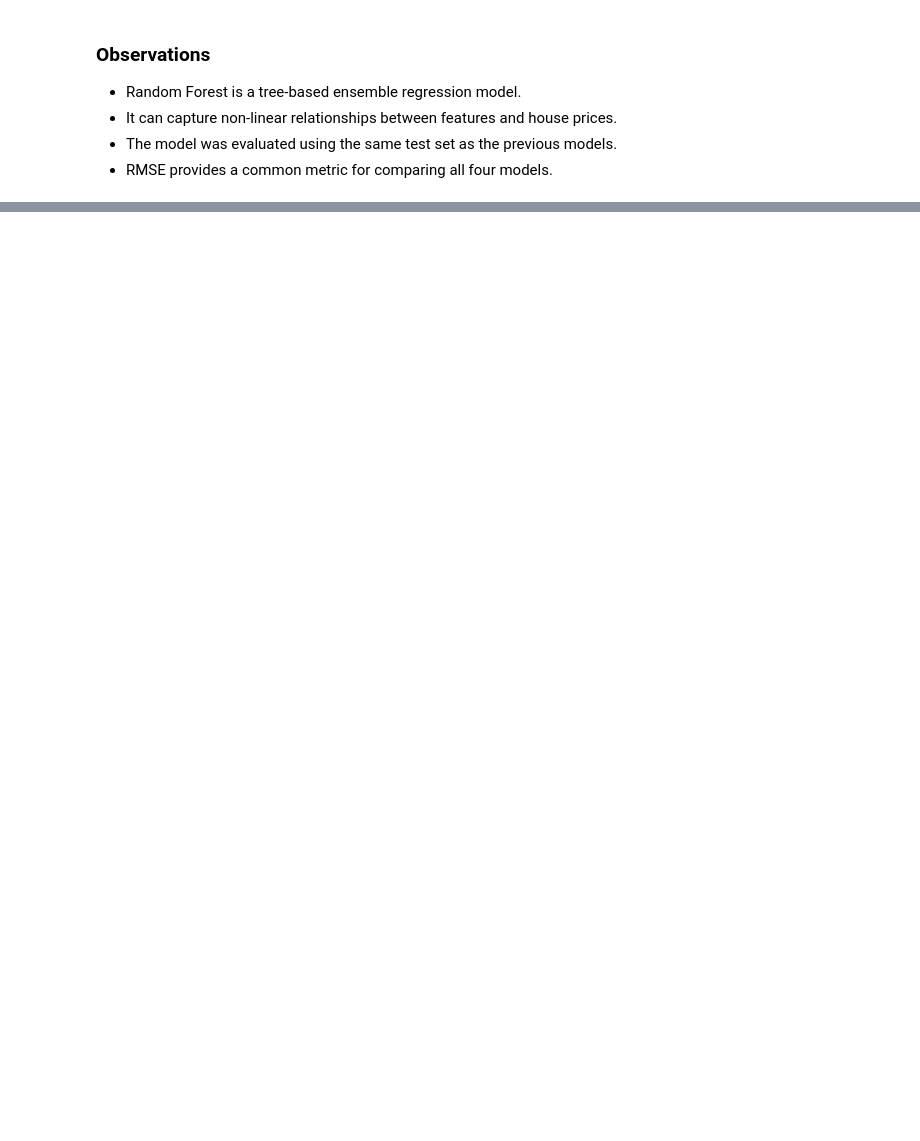
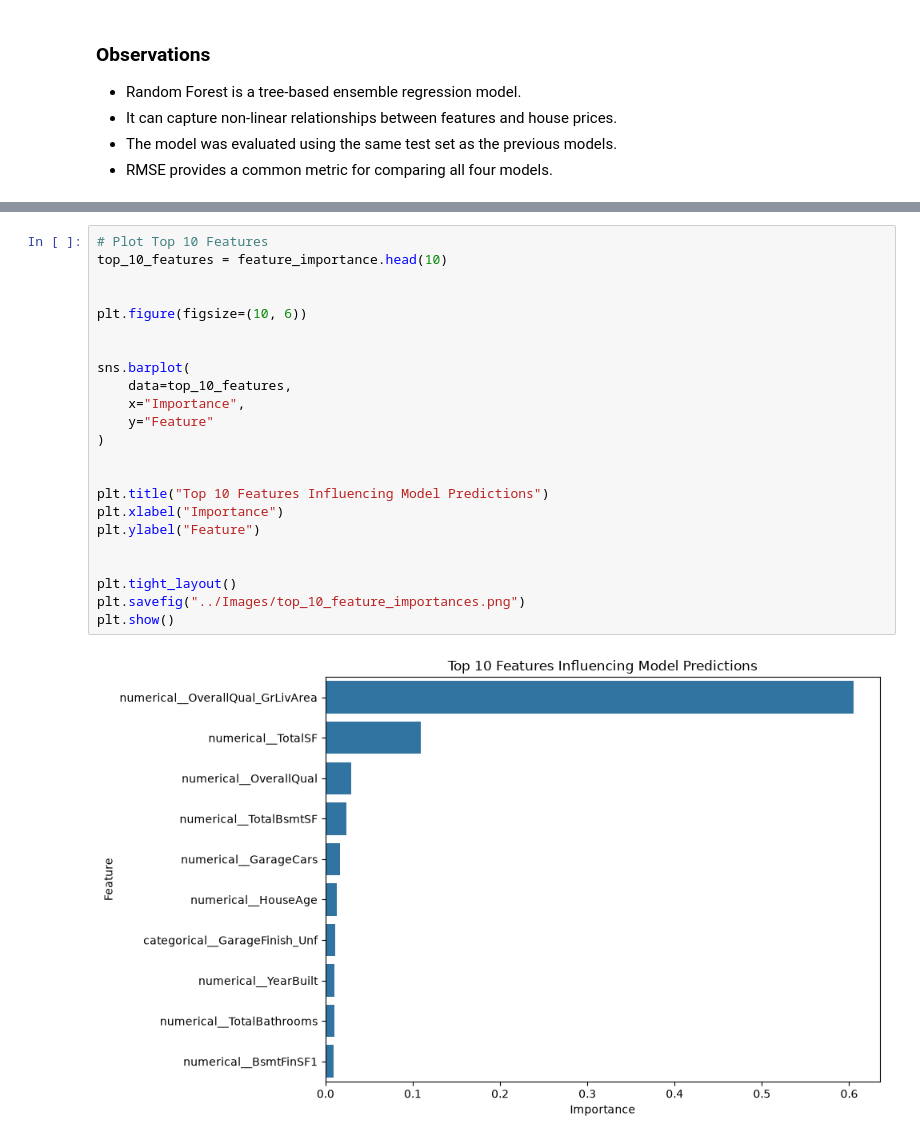
Before and after one commit to humairathameem/PricePredict-Ames-Housing, a Jupyter notebook: Notebooks/House_Price_Prediction.ipynb, the cells around one changed output, grey strips where cells are left out. Drawn from its saved outputs; the diff is of its cells as text; blank space fills up the shorter version.

```diff
--- a/Notebooks/House_Price_Prediction.ipynb
+++ b/Notebooks/House_Price_Prediction.ipynb
@@ -1939,0 +2277,25 @@ Random Forest RMSE: 0.14553383006741316
+# %%
+# Plot Top 10 Features
+top_10_features = feature_importance.head(10)
+
+
+plt.figure(figsize=(10, 6))
+
+
+sns.barplot(
+    data=top_10_features,
+    x="Importance",
+    y="Feature"
+)
+
+
+plt.title("Top 10 Features Influencing Model Predictions")
+plt.xlabel("Importance")
+plt.ylabel("Feature")
+
+
+plt.tight_layout()
+plt.savefig("../Images/top_10_feature_importances.png")
+plt.show()
+# %% [output]
+[figure, added]
```
Also changed, not shown: parts of 53 cells of this notebook, 33 other files.
